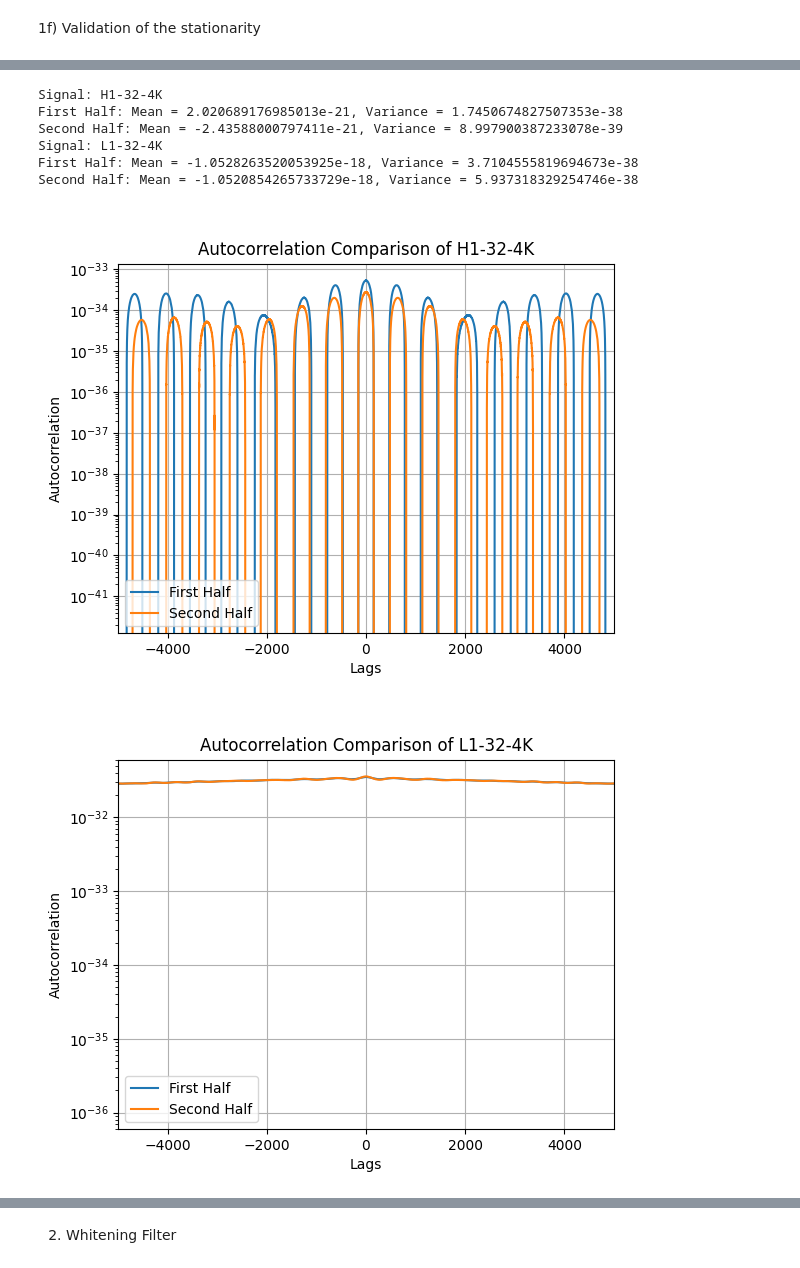
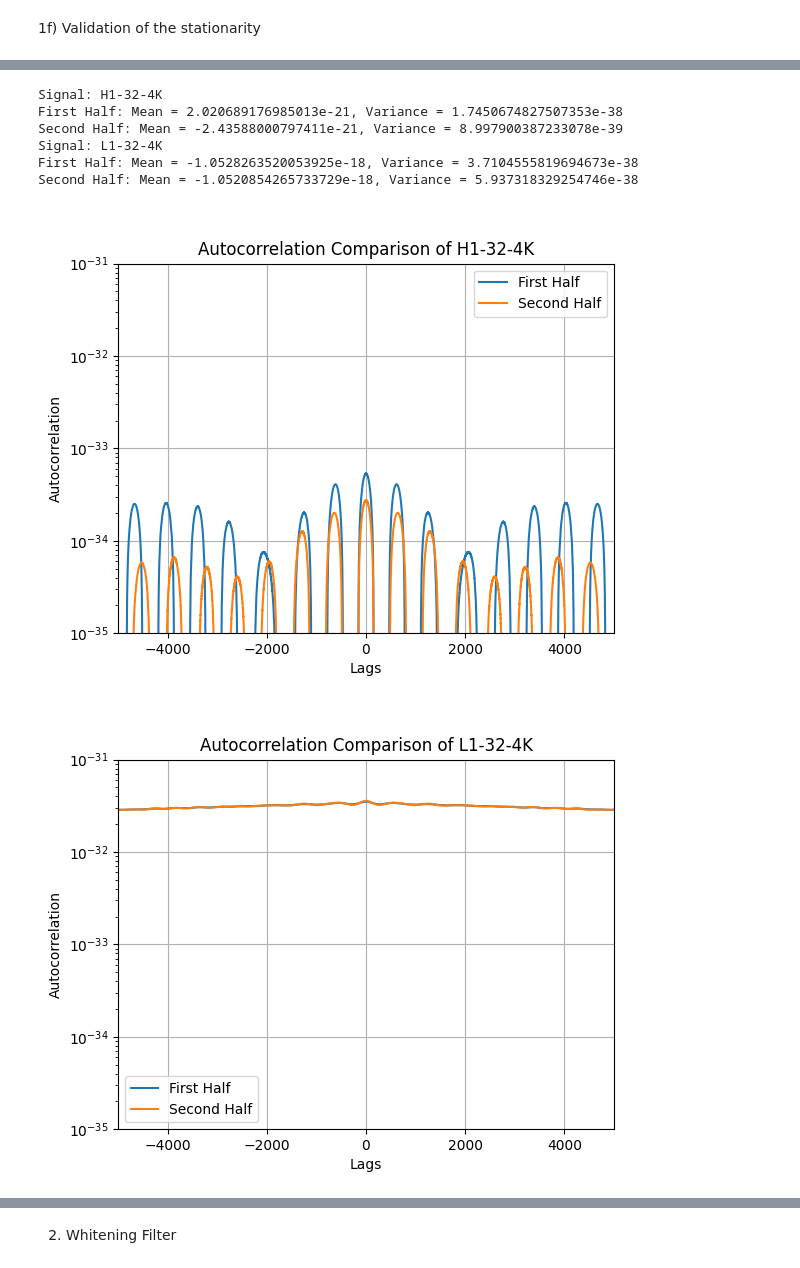
Before and after one commit to CocoMZ/PASA-P1, a Jupyter notebook: main.ipynb, the cells around one changed output, grey strips where cells are left out. Drawn from its saved outputs; the diff is of its cells as text; code cells hidden in the pictures.

```diff
--- a/main.ipynb
+++ b/main.ipynb
@@ -184,38 +185,39 @@ test
 # %%
-# Here I want to calculate the variance, mean and autocorrelation of the two halves of the signal to compare them and check if they are stationary
+# Calculation of the variance, mean and autocorrelation of the two halves of the signal to compare them and check if they are stationary
 for signal in signals:
     print(f"Signal: {signal.name}")
     N_half = int(signal.max_n/2)
     mean_first = np.mean(signal.yValues[:N_half])
     mean_second = np.mean(signal.yValues[N_half:])
     var_first = np.var(signal.yValues[:N_half])
     var_second = np.var(signal.yValues[N_half:])
     auto_corr_first = np.correlate(signal.yValues[:N_half], signal.yValues[:N_half], mode='full')
     auto_corr_second = np.correlate(signal.yValues[N_half+1:], signal.yValues[N_half+1:], mode='full')
     # print the results
     print(f"First Half: Mean = {mean_first}, Variance = {var_first}")
     print(f"Second Half: Mean = {mean_second}, Variance = {var_second}")
     # plot the autocorrelations
     lags = np.arange(-N_half + 1, N_half)
     plt.figure()
     plt.plot(lags, auto_corr_first, label='First Half')
     plt.plot(lags, auto_corr_second, label='Second Half')
     plt.title(f'Autocorrelation Comparison of {signal.name}')
     plt.xlabel('Lags')
     plt.ylabel('Autocorrelation')
     plt.legend()
     plt.yscale('log')
+    plt.ylim(1e-35, 1e-31)
     plt.xlim(-5000, 5000)
     plt.grid(True)
 # %% [output]
 Signal: H1-32-4K
 First Half: Mean = 2.020689176985013e-21, Variance = 1.7450674827507353e-38
 Second Half: Mean = -2.43588000797411e-21, Variance = 8.997900387233078e-39
 Signal: L1-32-4K
 First Half: Mean = -1.0528263520053925e-18, Variance = 3.7104555819694673e-38
 Second Half: Mean = -1.0520854265733729e-18, Variance = 5.937318329254746e-38
-[figure, old version]
+[figure, new version]
-[figure, old version]
+[figure, new version]
 # %%
 # Implementation of augmented Dickey-Fuller test
 from statsmodels.tsa.stattools import adfuller
```
Also changed, not shown: parts of 10 cells of this notebook, 1 other file.
